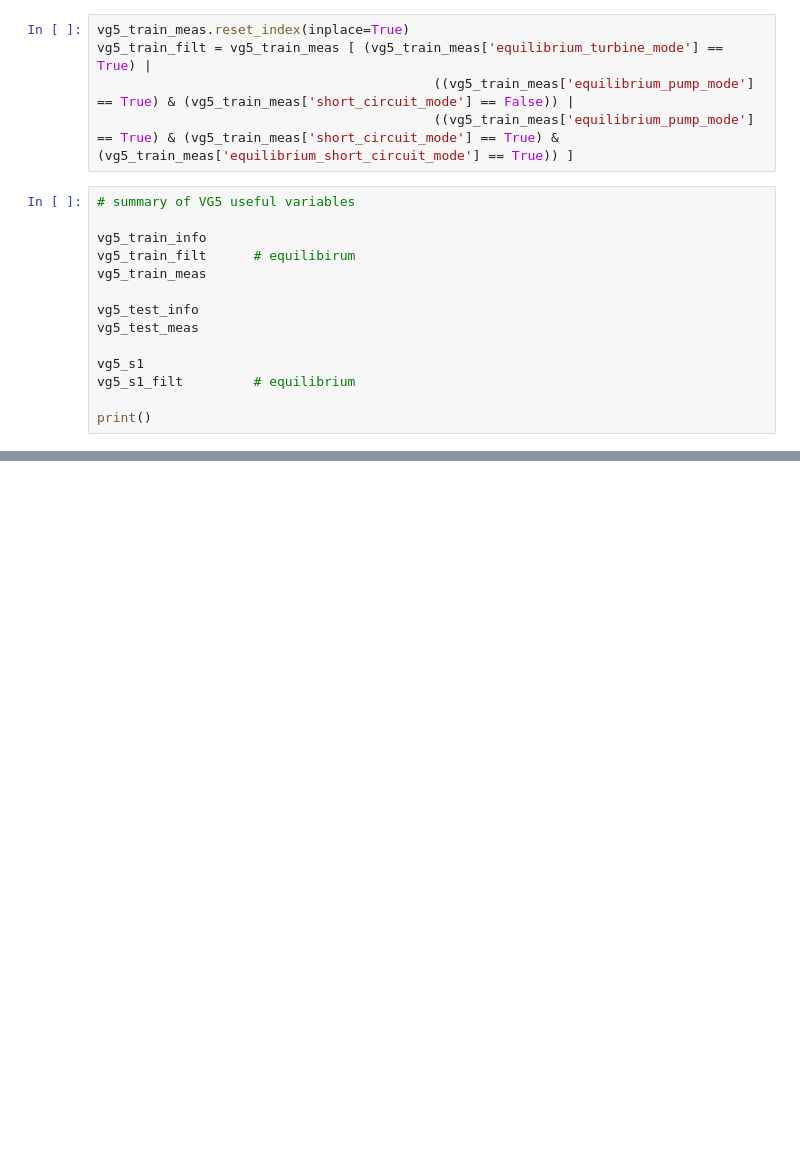
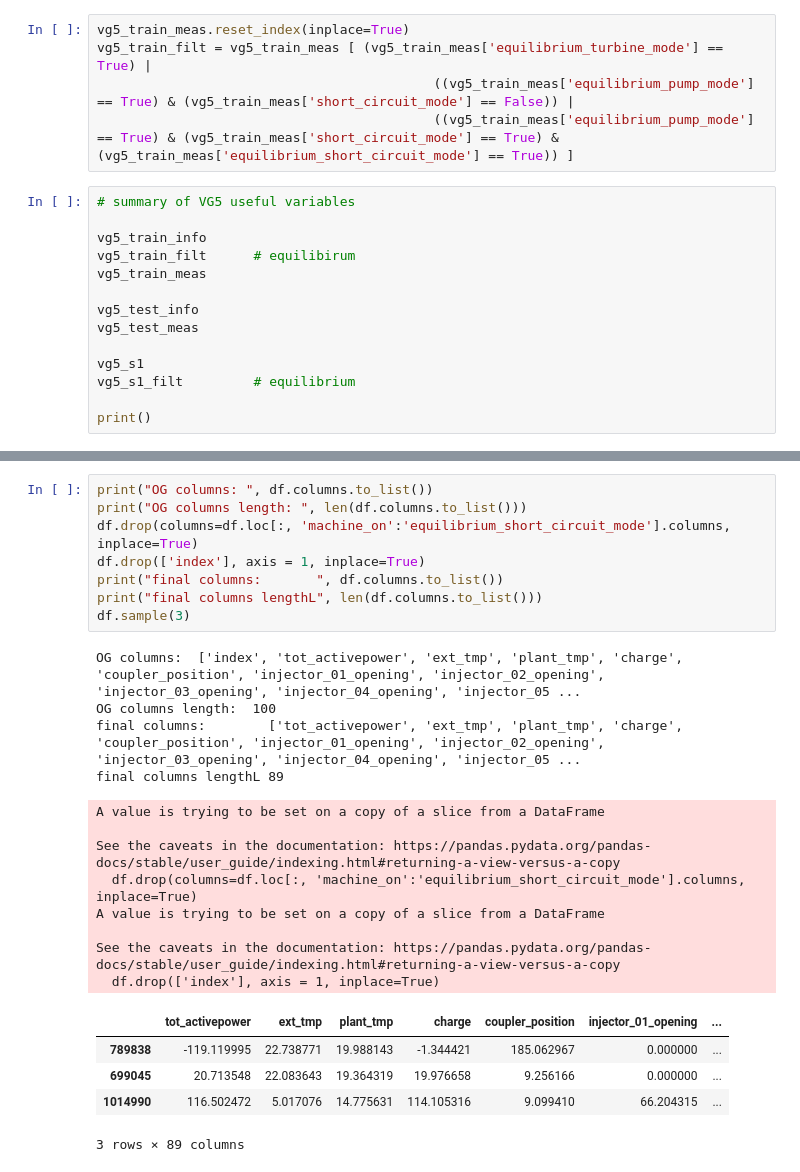
Before and after one commit to JadBh/Machine-Learning-for-Predictive-Maintenance-project, a Jupyter notebook: project_code_V1.ipynb, the cells around one changed output, grey strips where cells are left out. Cells and saved outputs as stored; diff of their text form; blank space fills up the shorter version.

```diff
--- a/project_code_V1.ipynb
+++ b/project_code_V1.ipynb
@@ -138 +146,27 @@ Index(['index', 'tot_activepower', 'ext_tmp', 'plant_tmp', 'charge',
+# %%
+print("OG columns: ", df.columns.to_list())
+print("OG columns length: ", len(df.columns.to_list()))
+df.drop(columns=df.loc[:, 'machine_on':'equilibrium_short_circuit_mode'].columns, inplace=True)
+df.drop(['index'], axis = 1, inplace=True)
+print("final columns:       ", df.columns.to_list())
+print("final columns lengthL", len(df.columns.to_list()))
+df.sample(3)
+# %% [output]
+OG columns:  ['index', 'tot_activepower', 'ext_tmp', 'plant_tmp', 'charge', 'coupler_position', 'injector_01_opening', 'injector_02_opening', 'injector_03_opening', 'injector_04_opening', 'injector_05 ...
+OG columns length:  100
+final columns:        ['tot_activepower', 'ext_tmp', 'plant_tmp', 'charge', 'coupler_position', 'injector_01_opening', 'injector_02_opening', 'injector_03_opening', 'injector_04_opening', 'injector_05 ...
+final columns lengthL 89
+A value is trying to be set on a copy of a slice from a DataFrame
+
+See the caveats in the documentation: https://pandas.pydata.org/pandas-docs/stable/user_guide/indexing.html#returning-a-view-versus-a-copy
+  df.drop(columns=df.loc[:, 'machine_on':'equilibrium_short_circuit_mode'].columns, inplace=True)
+A value is trying to be set on a copy of a slice from a DataFrame
+
+See the caveats in the documentation: https://pandas.pydata.org/pandas-docs/stable/user_guide/indexing.html#returning-a-view-versus-a-copy
+  df.drop(['index'], axis = 1, inplace=True)
+|  | tot_activepower | ext_tmp | plant_tmp | charge | coupler_position | injector_01_opening | ... |
+| 789838 | -119.119995 | 22.738771 | 19.988143 | -1.344421 | 185.062967 | 0.000000 | ... |
+| 699045 | 20.713548 | 22.083643 | 19.364319 | 19.976658 | 9.256166 | 0.000000 | ... |
+| 1014990 | 116.502472 | 5.017076 | 14.775631 | 114.105316 | 9.099410 | 66.204315 | ... |
+3 rows × 89 columns
 # %%
```
Also changed, not shown: parts of 15 cells of this notebook.
